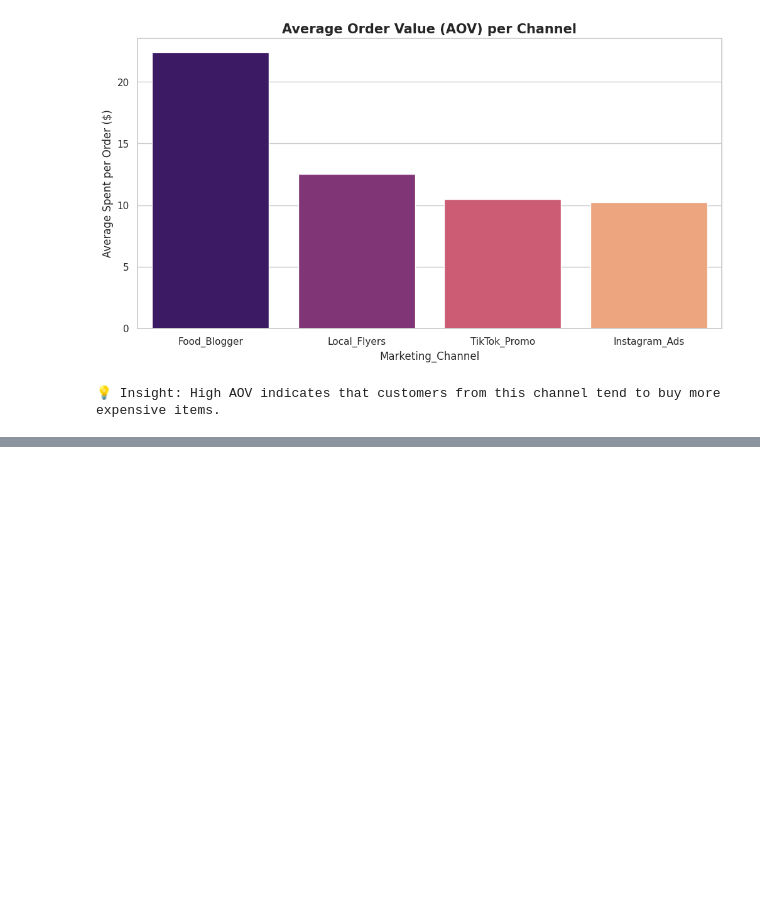
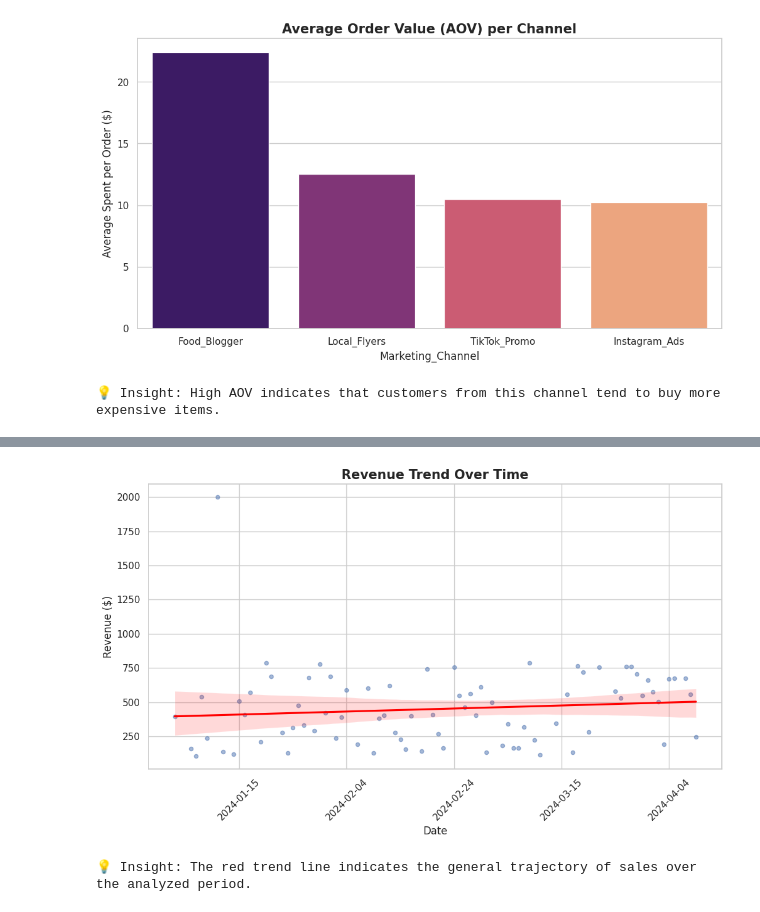
Before and after one commit to EL-3raby/Caf-Harmony-Analysis, a Jupyter notebook: CaféHarmony.ipynb, the cells around one changed output, grey strips where cells are left out. Saved outputs shown, nothing was run; the diff lists cells and outputs as text; code cells hidden in the pictures; blank space fills up the shorter version.

```diff
--- a/CaféHarmony.ipynb
+++ b/CaféHarmony.ipynb
@@ -169,3 +209,26 @@ Passing `palette` without assigning `hue` is deprecated and will be removed in v
+# %%
+# 6. Revenue Trend with Linear Regression (اتجاه المبيعات)
+plt.figure(figsize=(12, 6))
+
+# تحويل التواريخ لأرقام عشان نقدر نرسم خط الاتجاه
+df_cleaned['Date_Ordinal'] = pd.to_datetime(df_cleaned['Date']).map(datetime.toordinal)
+
+sns.regplot(data=df_cleaned, x='Date_Ordinal', y='Revenue', scatter_kws={'s':20, 'alpha':0.5}, line_kws={'color':'red'})
+
+# تظبيط شكل محور التواريخ
+new_labels = [datetime.fromordinal(int(item)).strftime('%Y-%m-%d') for item in plt.gca().get_xticks()]
+plt.gca().set_xticklabels(new_labels)
+
+plt.title('Revenue Trend Over Time', fontsize=15, fontweight='bold')
+plt.xlabel('Date')
+plt.ylabel('Revenue ($)')
+plt.xticks(rotation=45)
+plt.show()
+
+print("💡 Insight: The red trend line indicates the general trajectory of sales over the analyzed period.")
+# %% [output]
+[figure, added]
+💡 Insight: The red trend line indicates the general trajectory of sales over the analyzed period.
 # %%
 # حفظ البيانات المتنظفة في ملف إكسيل
 file_name = 'Cafe_Harmony_Cleaned_Data.xlsx'
```
Also changed, not shown: parts of 2 cells of this notebook.
